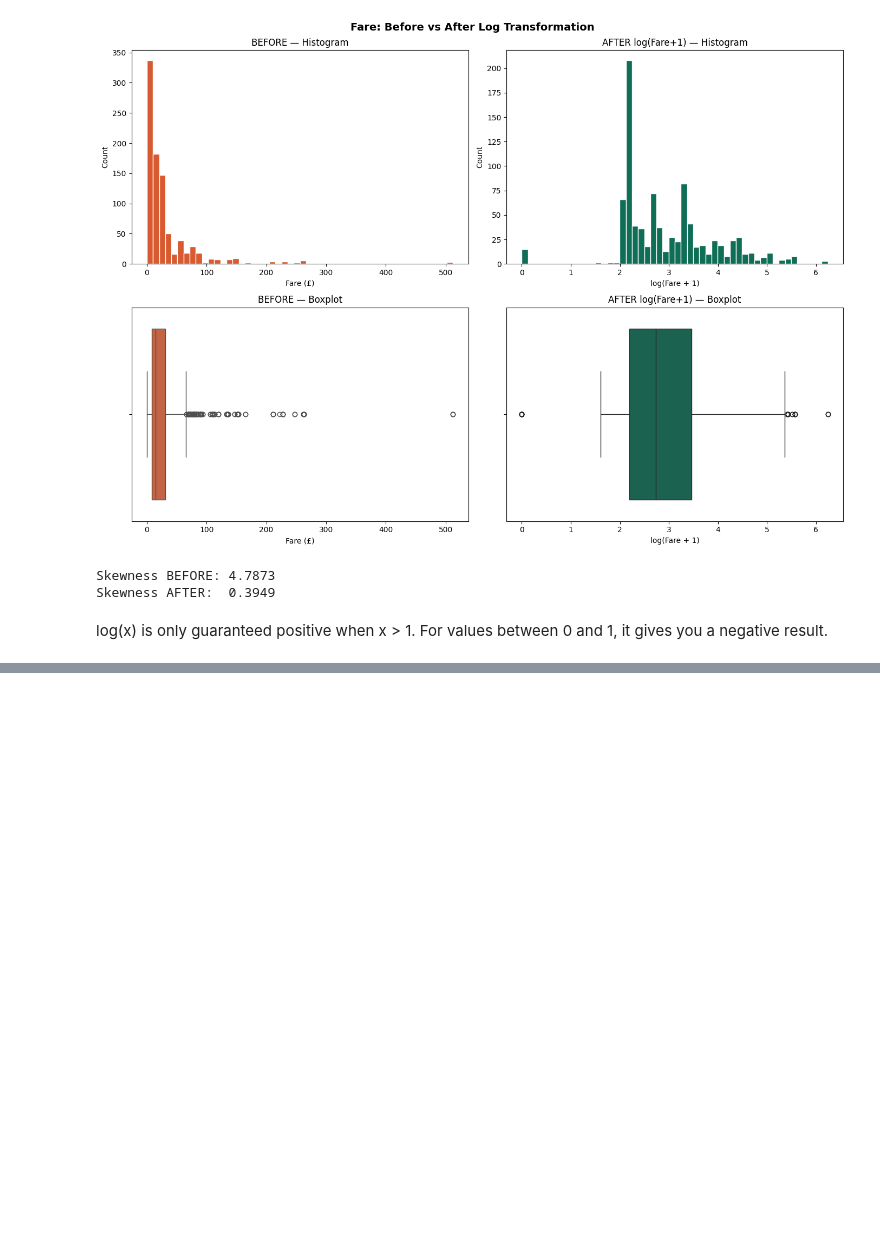
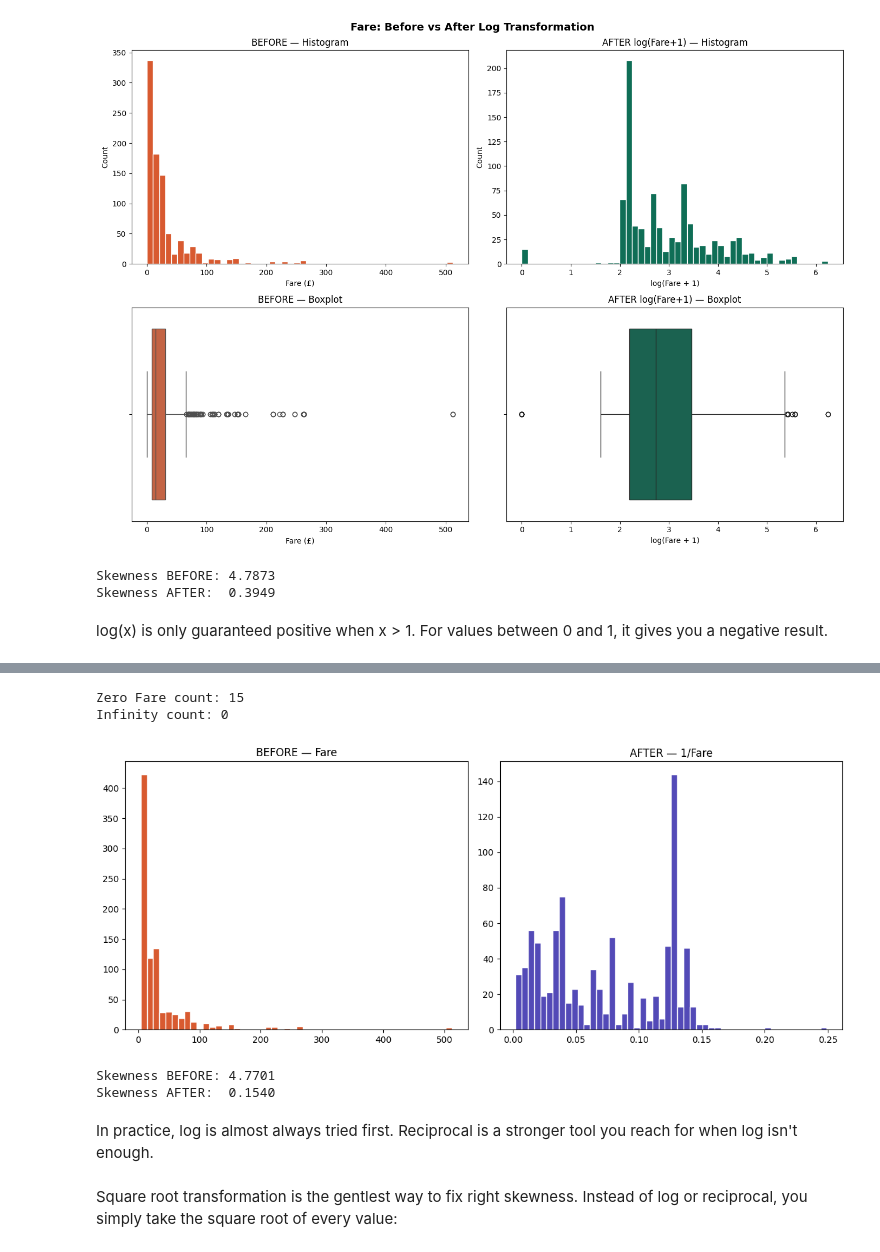
Before and after one commit to KrishnaSA05/Machine-Learning, a Jupyter notebook: Stats and Probablity/all_types_feature_transformation.ipynb, the cells around one changed output, grey strips where cells are left out. Saved outputs shown, nothing was run; the diff lists cells and outputs as text; code cells hidden in the pictures; blank space fills up the shorter version.

Commit message:
[+] implemented Reciprocal transformation and observed data behaviour

```diff
--- a/Stats and Probablity/all_types_feature_transformation.ipynb
+++ b/Stats and Probablity/all_types_feature_transformation.ipynb
@@ -410,0 +418,43 @@ log(x) is only guaranteed positive when x > 1. For values between 0 and 1, it gi
+# %%
+import pandas as pd
+import numpy as np
+import matplotlib.pyplot as plt
+
+df = pd.read_csv('titanic.csv', usecols=['Pclass', 'Age', 'Fare', 'Survived'])
+
+# Check how many zeros exist
+print(f"Zero Fare count: {(df['Fare'] == 0).sum()}")
+
+# Fix 1 — Remove rows where Fare is 0
+df = df[df['Fare'] != 0]
+
+# Now apply reciprocal safely
+df['Fare_reciprocal'] = 1 / df['Fare']
+
+# Confirm no infinity values
+print(f"Infinity count: {np.isinf(df['Fare_reciprocal']).sum()}")
+
+# Plot
+fig, axes = plt.subplots(1, 2, figsize=(12, 5))
+
+axes[0].hist(df['Fare'],            bins=50, color='#D85A30', edgecolor='white')
+axes[0].set_title('BEFORE — Fare')
+
+axes[1].hist(df['Fare_reciprocal'], bins=50, color='#534AB7', edgecolor='white')
+axes[1].set_title('AFTER — 1/Fare')
+
+plt.tight_layout()
+plt.show()
+
+print(f"Skewness BEFORE: {df['Fare'].skew():.4f}")
+print(f"Skewness AFTER:  {df['Fare_reciprocal'].skew():.4f}")
+# %% [output]
+Zero Fare count: 15
+Infinity count: 0
+[figure, added]
+Skewness BEFORE: 4.7701
+Skewness AFTER:  0.1540
+# %% [markdown]
+In practice, log is almost always tried first. Reciprocal is a stronger tool you reach for when log isn't enough.
+# %% [markdown]
+Square root transformation is the gentlest way to fix right skewness. Instead of log or reciprocal, you simply take the square root of every value:
```
Also changed, not shown: parts of 1 cell of this notebook, 1 other file.
